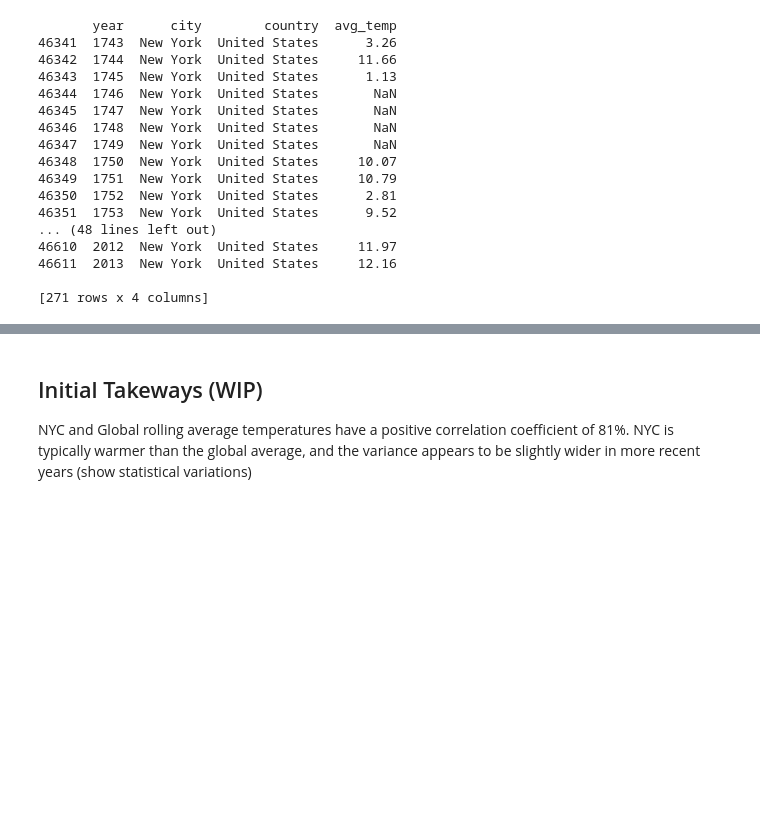
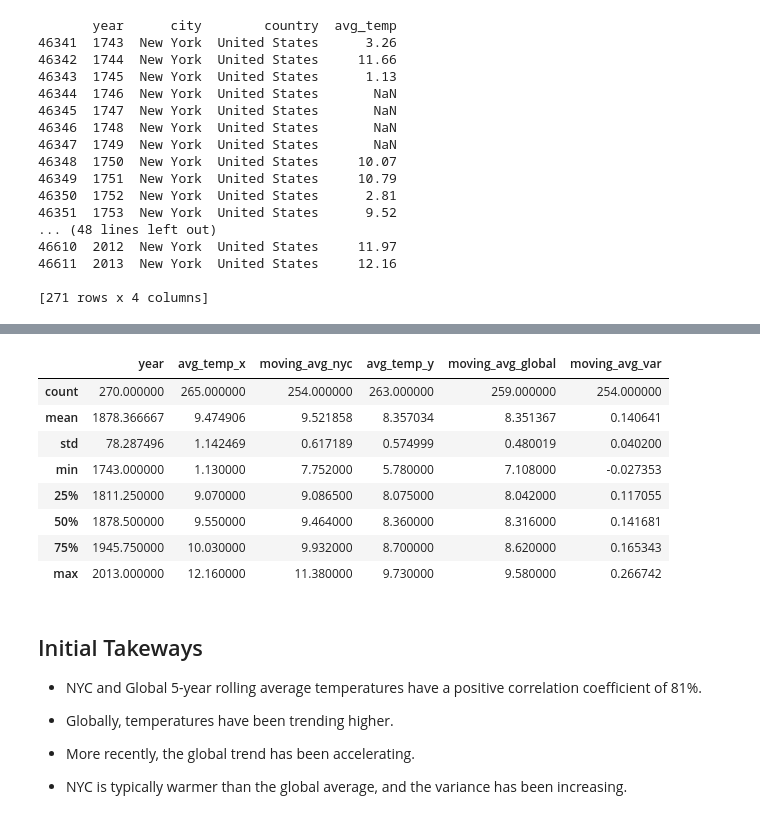
Before and after one commit to axiaosun/Global_Weather_Trends, a Jupyter notebook: Global_Weather_Trends.ipynb, the cells around one changed output, grey strips where cells are left out. Saved outputs shown, nothing was run; the diff lists cells and outputs as text; code cells hidden in the pictures; blank space fills up the shorter version.

```diff
--- a/Global_Weather_Trends.ipynb
+++ b/Global_Weather_Trends.ipynb
@@ -278,4 +264,22 @@ nyc2['avg_temp_x'].corr(nyc2['avg_temp_y'], method = 'pearson')
+# %%
+nyc2.describe()
+# %% [output]
+|  | year | avg_temp_x | moving_avg_nyc | avg_temp_y | moving_avg_global | moving_avg_var |
+| count | 270.000000 | 265.000000 | 254.000000 | 263.000000 | 259.000000 | 254.000000 |
+| mean | 1878.366667 | 9.474906 | 9.521858 | 8.357034 | 8.351367 | 0.140641 |
+| std | 78.287496 | 1.142469 | 0.617189 | 0.574999 | 0.480019 | 0.040200 |
+| min | 1743.000000 | 1.130000 | 7.752000 | 5.780000 | 7.108000 | -0.027353 |
+| 25% | 1811.250000 | 9.070000 | 9.086500 | 8.075000 | 8.042000 | 0.117055 |
+| 50% | 1878.500000 | 9.550000 | 9.464000 | 8.360000 | 8.316000 | 0.141681 |
+| 75% | 1945.750000 | 10.030000 | 9.932000 | 8.700000 | 8.620000 | 0.165343 |
+| max | 2013.000000 | 12.160000 | 11.380000 | 9.730000 | 9.580000 | 0.266742 |
 # %% [markdown]
-## Initial Takeways (WIP)
+## Initial Takeways
 
-NYC and Global rolling average temperatures have a positive correlation coefficient of 81%.  NYC is typically warmer than the global average, and the variance appears to be slightly wider in more recent years (show statistical variations)
+- NYC and Global 5-year rolling average temperatures have a positive correlation coefficient of 81%.
+
+- Globally, temperatures have been trending higher.
+
+- More recently, the global trend has been accelerating.
+
+- NYC is typically warmer than the global average, and the variance has been increasing.
```
Also changed, not shown: parts of 11 cells of this notebook.
